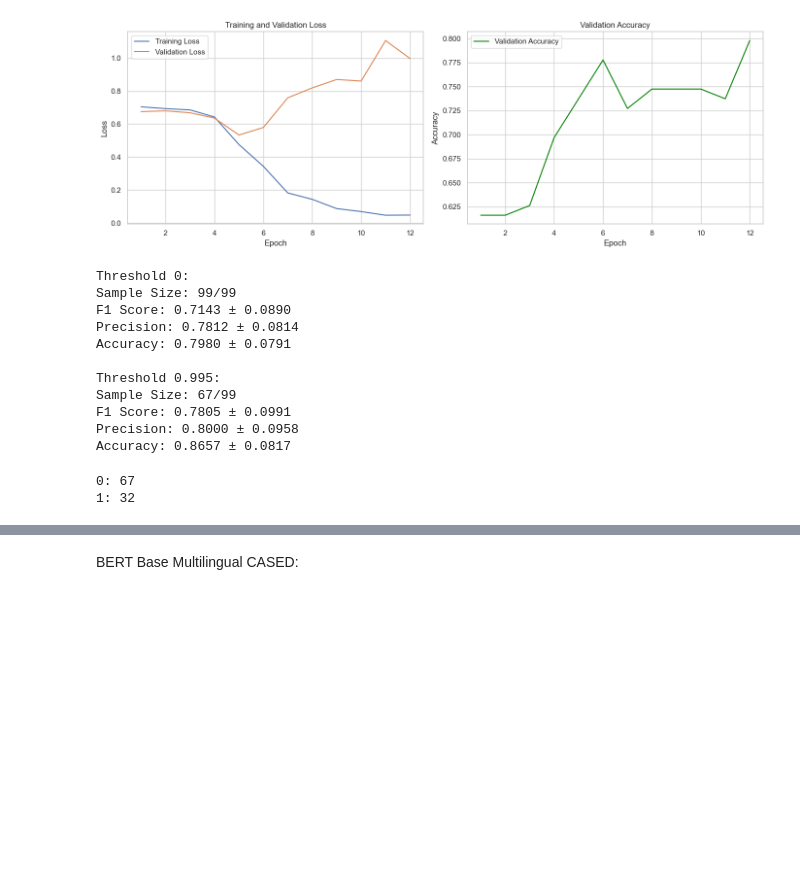
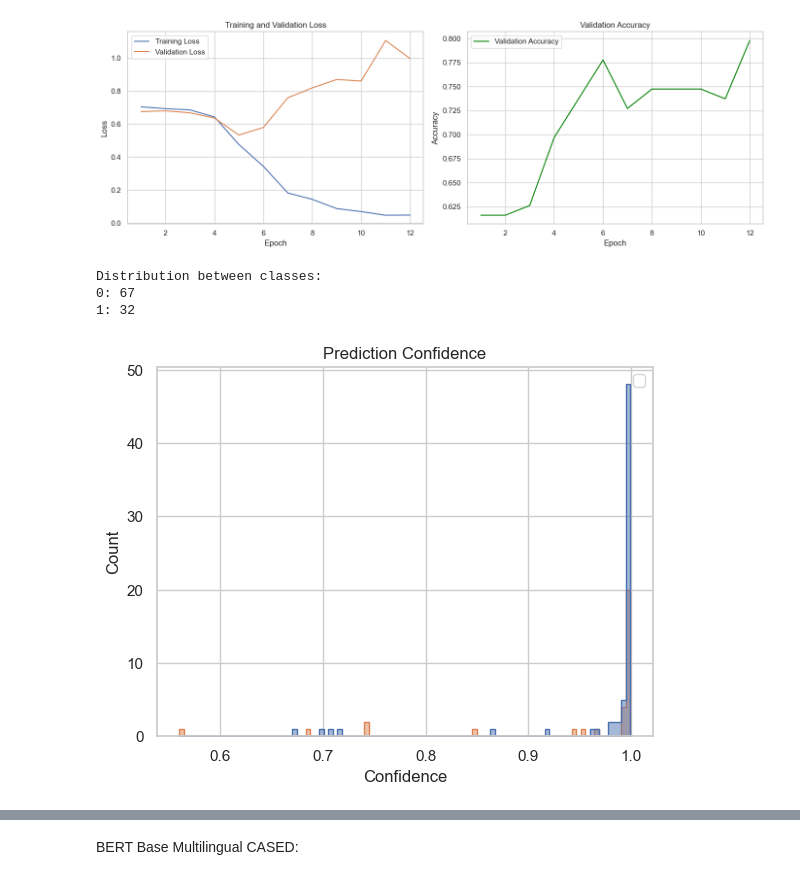
Before and after one commit to goouthy/misinfo-eng-est, a Jupyter notebook: pipeline/classification/cls-comparison.ipynb, the cells around one changed output, grey strips where cells are left out. Cells and saved outputs as stored; diff of their text form; code cells hidden in the pictures; blank space fills up the shorter version.

```diff
--- a/pipeline/classification/cls-comparison.ipynb
+++ b/pipeline/classification/cls-comparison.ipynb
@@ -15,22 +15,10 @@ stats_plot(xlmrobertastats)
 # %%
 xlmrobertavalpreds = pd.read_csv('../validation_conf_test_2024-04-11-15-58.csv')
 
-compute_metrics(xlmrobertavalpreds, 0)
-compute_metrics(xlmrobertavalpreds, 0.995)
+distr(xlmrobertavalpreds)
+distr_plot(xlmrobertavalpreds)
 # %% [output]
-Threshold 0:
-Sample Size: 99/99
-F1 Score: 0.7143 ± 0.0890
-Precision: 0.7812 ± 0.0814
-Accuracy: 0.7980 ± 0.0791
-
-Threshold 0.995:
-Sample Size: 67/99
-F1 Score: 0.7805 ± 0.0991
-Precision: 0.8000 ± 0.0958
-Accuracy: 0.8657 ± 0.0817
+Distribution between classes:
+0: 67
+1: 32
+[figure, added]
-# %%
-distr(xlmrobertavalpreds)
-# %% [output]
-0: 67
-1: 32
```
Also changed, not shown: parts of 5 cells of this notebook, 2 other files.
